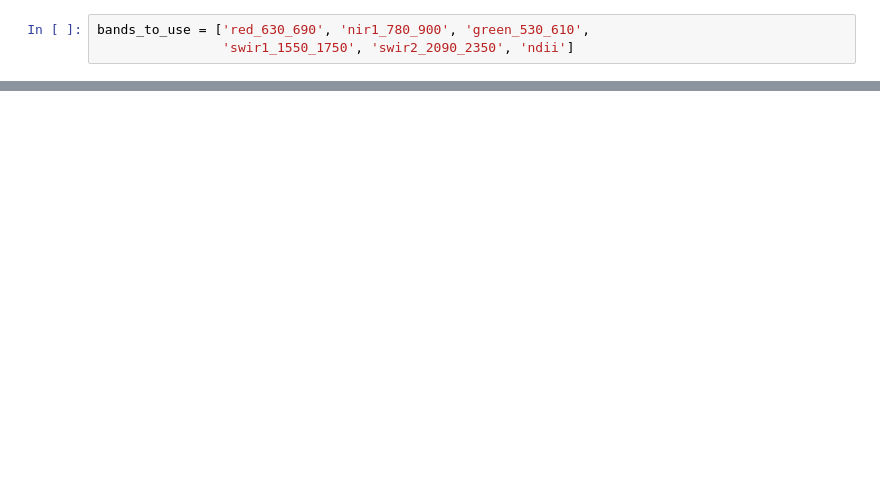
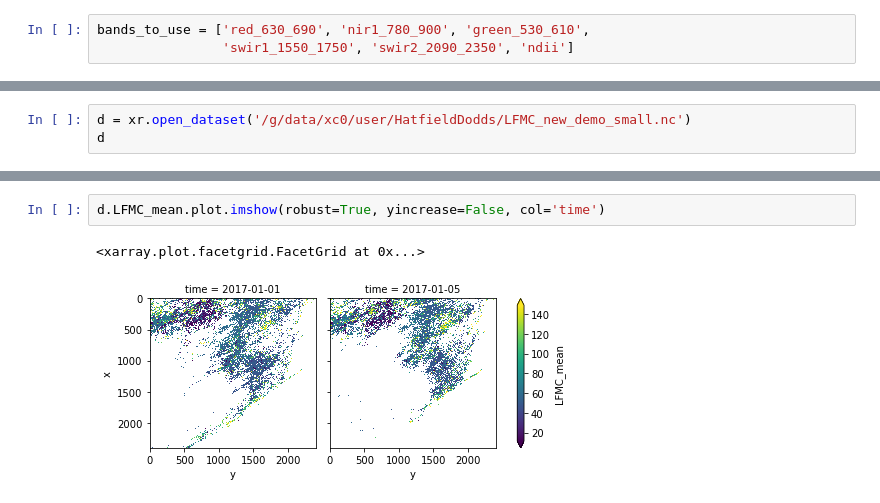
Before and after one commit to ANU-WALD/fire-data-processing, a Jupyter notebook: code-experiments.ipynb, the cells around one changed output, grey strips where cells are left out. Drawn from its saved outputs; the diff is of its cells as text; blank space fills up the shorter version.

Commit message:
Update demo job

```diff
--- a/code-experiments.ipynb
+++ b/code-experiments.ipynb
@@ -113,0 +153,3 @@ out.LFMC_stdev.plot.imshow(robust=True, yincrease=False)
+# %%
+d = xr.open_dataset('/g/data/xc0/user/HatfieldDodds/LFMC_new_demo_small.nc')
+d
@@ -113,0 +165,5 @@ out.LFMC_stdev.plot.imshow(robust=True, yincrease=False)
+# %%
+d.LFMC_mean.plot.imshow(robust=True, yincrease=False, col='time')
+# %% [output]
+<xarray.plot.facetgrid.FacetGrid at 0x...>
+[figure, added]
```
Also changed, not shown: parts of 12 cells of this notebook, 2 other files.
